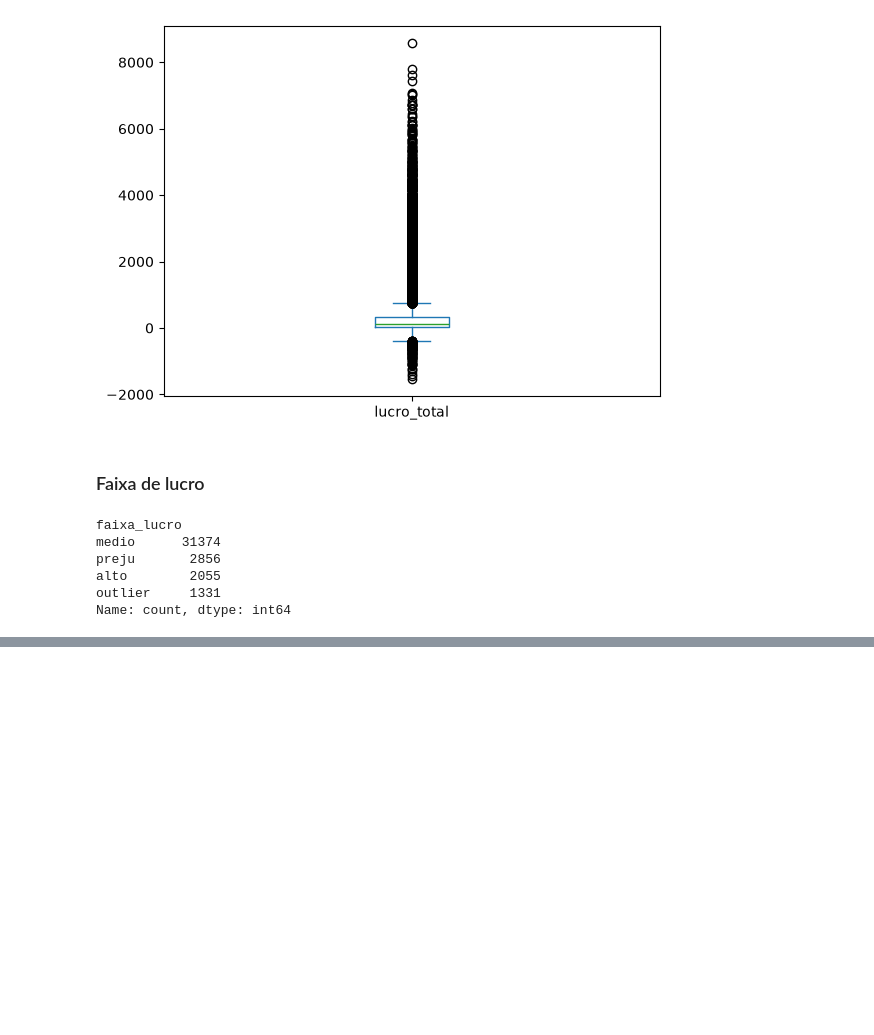
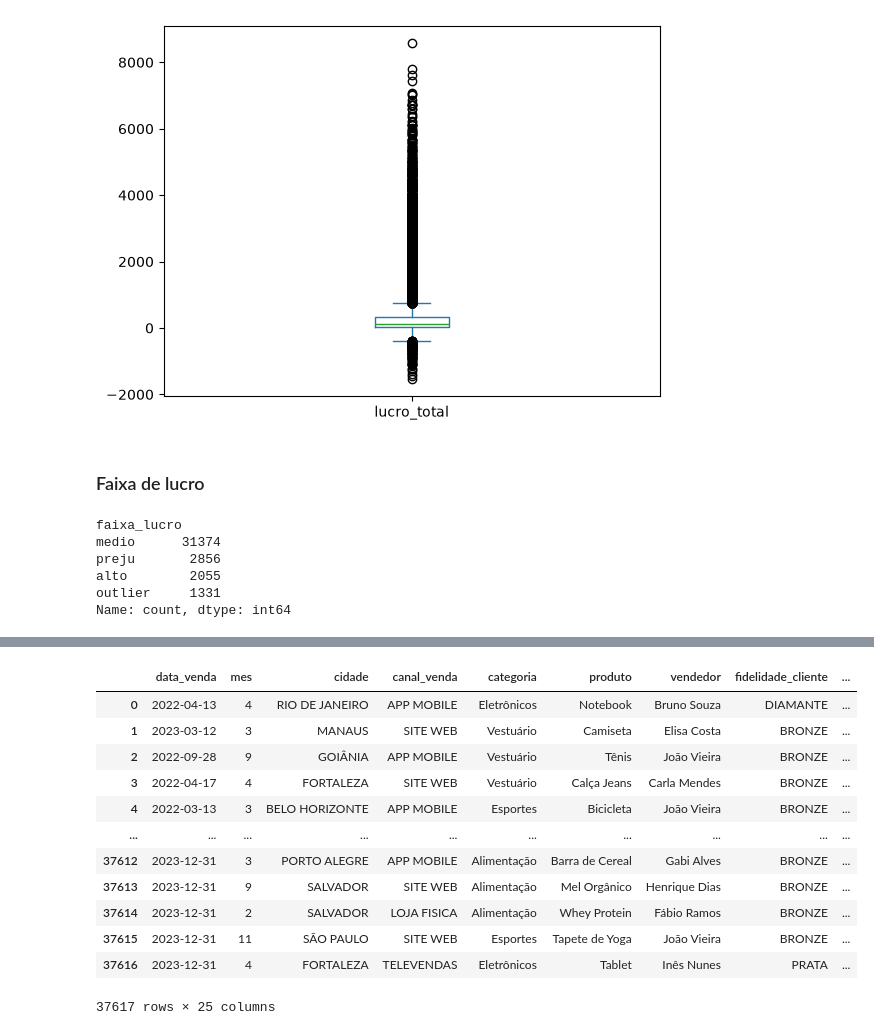
Before and after one commit to UFRJ-Analytica/ufrj-analytica-training, a Jupyter notebook: entregaveis/notebooks/rhenan_goncalves.ipynb, the cells around one changed output, grey strips where cells are left out. Cells and saved outputs as stored; diff of their text form; code cells hidden in the pictures; blank space fills up the shorter version.

```diff
--- a/entregaveis/notebooks/rhenan_goncalves.ipynb
+++ b/entregaveis/notebooks/rhenan_goncalves.ipynb
@@ -482,0 +769,17 @@ Name: count, dtype: int64
+# %%
+df = pd.merge(df,regis, left_on="cidade",right_on="cidade",how="left" )
+df
+# %% [output]
+|  | data_venda | mes | cidade | canal_venda | categoria | produto | vendedor | fidelidade_cliente | ... |
+| 0 | 2022-04-13 | 4 | RIO DE JANEIRO | APP MOBILE | Eletrônicos | Notebook | Bruno Souza | DIAMANTE | ... |
+| 1 | 2023-03-12 | 3 | MANAUS | SITE WEB | Vestuário | Camiseta | Elisa Costa | BRONZE | ... |
+| 2 | 2022-09-28 | 9 | GOIÂNIA | APP MOBILE | Vestuário | Tênis | João Vieira | BRONZE | ... |
+| 3 | 2022-04-17 | 4 | FORTALEZA | SITE WEB | Vestuário | Calça Jeans | Carla Mendes | BRONZE | ... |
+| 4 | 2022-03-13 | 3 | BELO HORIZONTE | APP MOBILE | Esportes | Bicicleta | João Vieira | BRONZE | ... |
+| ... | ... | ... | ... | ... | ... | ... | ... | ... | ... |
+| 37612 | 2023-12-31 | 3 | PORTO ALEGRE | APP MOBILE | Alimentação | Barra de Cereal | Gabi Alves | BRONZE | ... |
+| 37613 | 2023-12-31 | 9 | SALVADOR | SITE WEB | Alimentação | Mel Orgânico | Henrique Dias | BRONZE | ... |
+| 37614 | 2023-12-31 | 2 | SALVADOR | LOJA FISICA | Alimentação | Whey Protein | Fábio Ramos | BRONZE | ... |
+| 37615 | 2023-12-31 | 11 | SÃO PAULO | SITE WEB | Esportes | Tapete de Yoga | João Vieira | BRONZE | ... |
+| 37616 | 2023-12-31 | 4 | FORTALEZA | TELEVENDAS | Eletrônicos | Tablet | Inês Nunes | PRATA | ... |
+37617 rows × 25 columns
```
Also changed, not shown: parts of 30 cells of this notebook.
